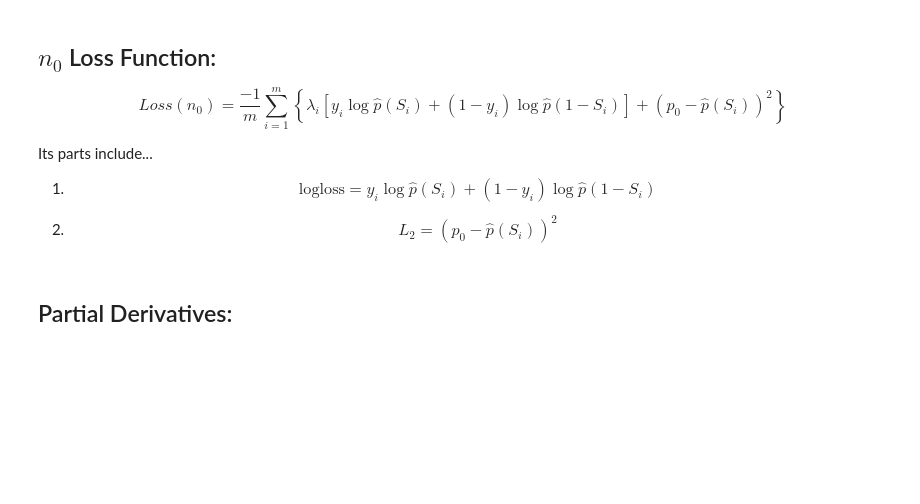
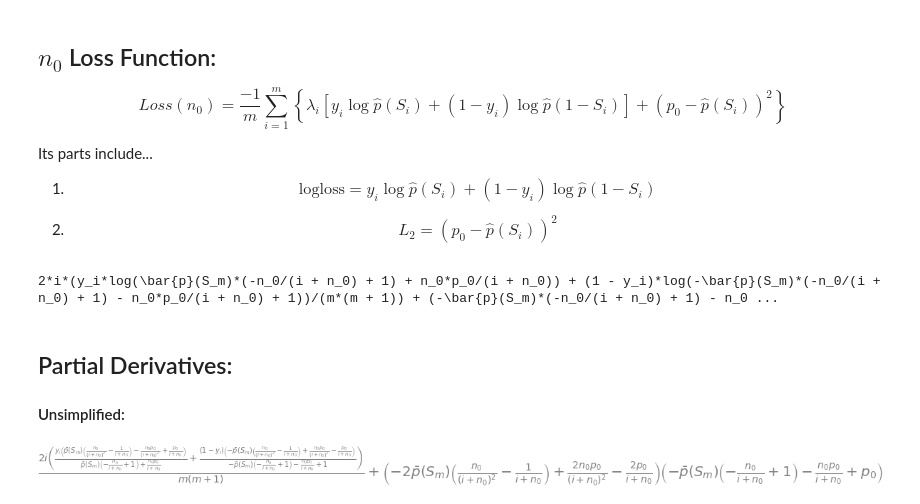
Before and after one commit to noahjillson/MCM-COMAP-Competition, a Jupyter notebook: Dynamic_Loss_Function.ipynb, the cells around one changed output. Saved outputs shown, nothing was run; the diff lists cells and outputs as text; code cells hidden in the pictures; blank space fills up the shorter version.

```diff
--- a/Dynamic_Loss_Function.ipynb
+++ b/Dynamic_Loss_Function.ipynb
@@ -34,11 +34,22 @@ Its parts include...
 
 2) $$L_2 = (p_0 - \hat{p}(S_i))^2$$
 # %%
-y = symbols(r'y_i')
-i = symbols(r'i')
+# y = symbols(r'y_i')
+# i = symbols(r'i')
 
 lambd = (2 * i) / (m * (m + 1))
 logloss_inside = lambd * (y * log(p_hat) + (1 - y) * log(1 - p_hat))
 squared_error_loss_inside = (p_0 - p_hat)**2
+loss_inside = logloss_inside + squared_error_loss_inside
+
+print(loss_inside)
+# %% [output]
+2*i*(y_i*log(\bar{p}(S_m)*(-n_0/(i + n_0) + 1) + n_0*p_0/(i + n_0)) + (1 - y_i)*log(-\bar{p}(S_m)*(-n_0/(i + n_0) + 1) - n_0*p_0/(i + n_0) + 1))/(m*(m + 1)) + (-\bar{p}(S_m)*(-n_0/(i + n_0) + 1) - n_0 ...
 # %% [markdown]
 ## Partial Derivatives:
+
+#### Unsimplified:
+# %%
+diff(loss_inside, n)
+# %% [output]
+[figure, added]
```
Also changed, not shown: parts of 15 cells of this notebook.
